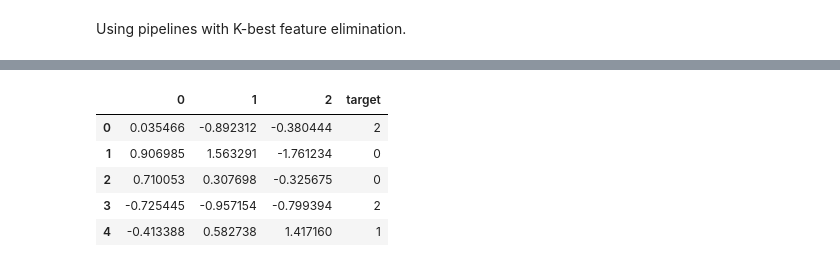
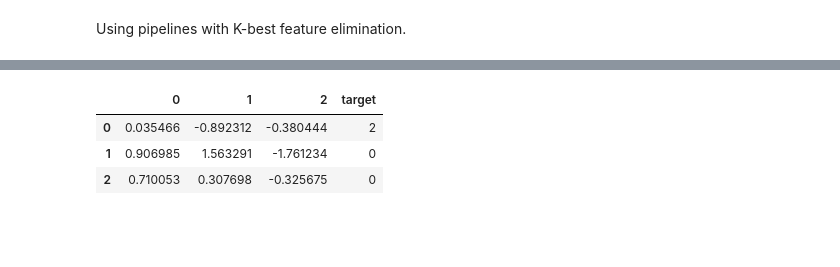
Before and after one commit to nshahpazov/fes-in-python, a Jupyter notebook: 02-illustrative-example.ipynb, the cells around one changed output, grey strips where cells are left out. Drawn from its saved outputs; the diff is of its cells as text; code cells hidden in the pictures; blank space fills up the shorter version.

```diff
--- a/02-illustrative-example.ipynb
+++ b/02-illustrative-example.ipynb
@@ -647,17 +618,15 @@ plt.show()
 # %%
 import pandas as pd
 import numpy as np
 from sklearn.datasets import make_classification
 from sklearn.model_selection import train_test_split, StratifiedKFold, StratifiedShuffleSplit, KFold
 
 make_class = make_classification(n_samples=500, n_features=3, n_redundant=0, n_informative=2, n_classes=3, n_clusters_per_class=1, random_state=11)
 data = pd.DataFrame(make_class[0],columns=range(make_class[0].shape[1]))
 data['target'] = make_class[1]
-data.head()
+data.head(3)
 # %% [output]
 |  | 0 | 1 | 2 | target |
 | 0 | 0.035466 | -0.892312 | -0.380444 | 2 |
 | 1 | 0.906985 | 1.563291 | -1.761234 | 0 |
 | 2 | 0.710053 | 0.307698 | -0.325675 | 0 |
-| 3 | -0.725445 | -0.957154 | -0.799394 | 2 |
-| 4 | -0.413388 | 0.582738 | 1.417160 | 1 |
```
Also changed, not shown: parts of 14 cells of this notebook.
